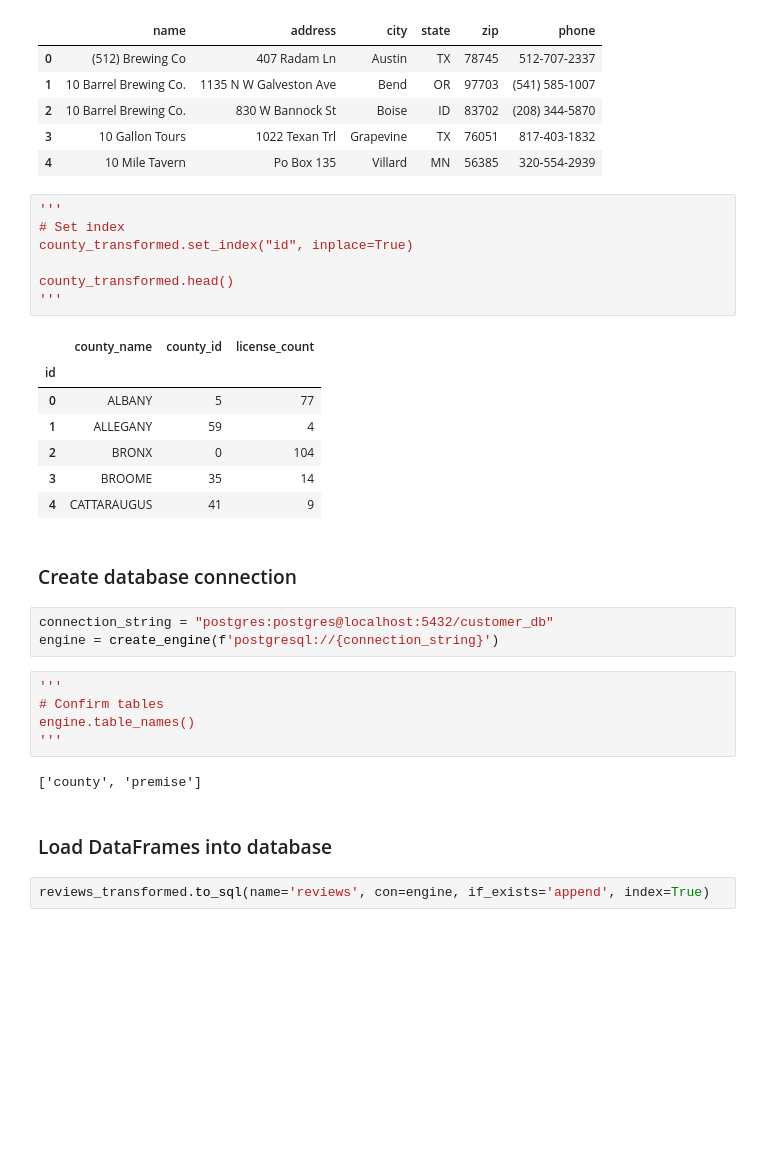
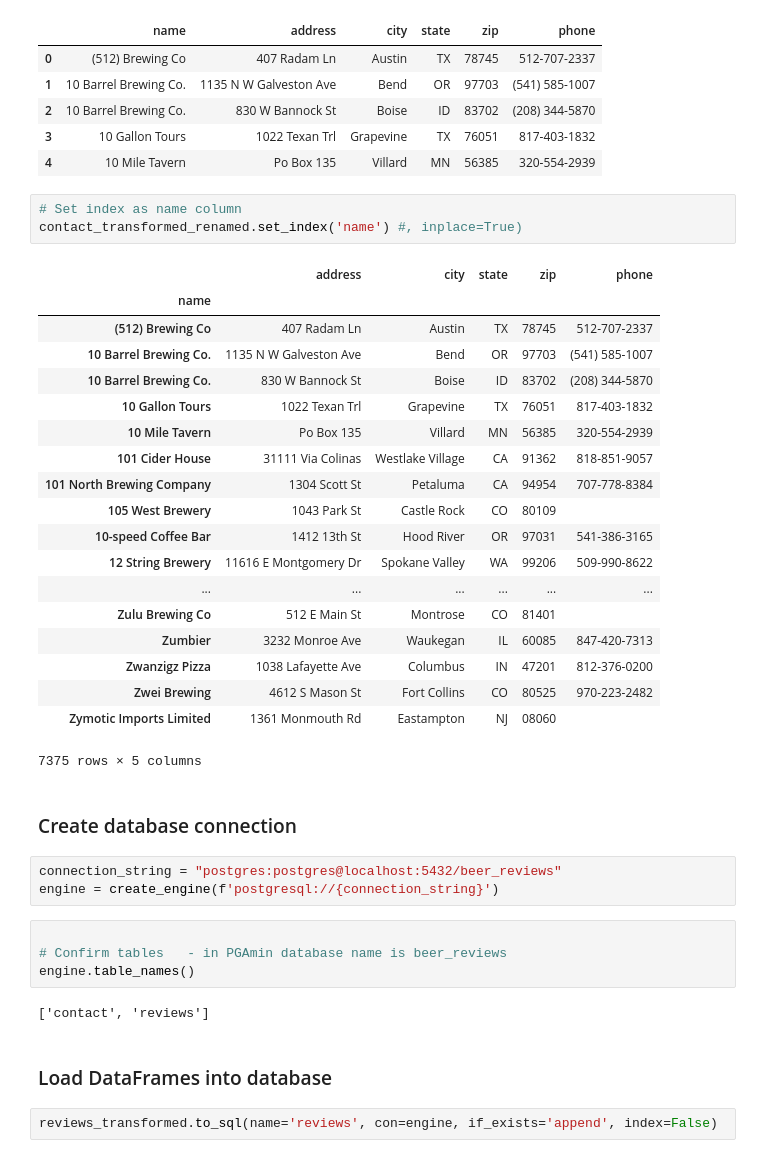
Before and after one commit to 123bmoney0/Beers_With_Brute_Force, a Jupyter notebook: ETL_data.ipynb, the cells around one changed output. Cells and saved outputs as stored; diff of their text form; blank space fills up the shorter version.

```diff
--- a/ETL_data.ipynb
+++ b/ETL_data.ipynb
@@ -103,34 +128,41 @@ contact_transformed_renamed.head()
 | 3 | 10 Gallon Tours | 1022 Texan Trl | Grapevine | TX | 76051 | 817-403-1832 |
 | 4 | 10 Mile Tavern | Po Box 135 | Villard | MN | 56385 | 320-554-2939 |
 # %%
-'''
-# Set index
-county_transformed.set_index("id", inplace=True)
-
-county_transformed.head()
-'''
+# Set index as name column
+contact_transformed_renamed.set_index('name') #, inplace=True)
 # %% [output]
-|  | county_name | county_id | license_count |
-| id |  |  |  |
-| 0 | ALBANY | 5 | 77 |
-| 1 | ALLEGANY | 59 | 4 |
-| 2 | BRONX | 0 | 104 |
-| 3 | BROOME | 35 | 14 |
-| 4 | CATTARAUGUS | 41 | 9 |
+|  | address | city | state | zip | phone |
+| name |  |  |  |  |  |
+| (512) Brewing Co | 407 Radam Ln | Austin | TX | 78745 | 512-707-2337 |
+| 10 Barrel Brewing Co. | 1135 N W Galveston Ave | Bend | OR | 97703 | (541) 585-1007 |
+| 10 Barrel Brewing Co. | 830 W Bannock St | Boise | ID | 83702 | (208) 344-5870 |
+| 10 Gallon Tours | 1022 Texan Trl | Grapevine | TX | 76051 | 817-403-1832 |
+| 10 Mile Tavern | Po Box 135 | Villard | MN | 56385 | 320-554-2939 |
+| 101 Cider House | 31111 Via Colinas | Westlake Village | CA | 91362 | 818-851-9057 |
+| 101 North Brewing Company | 1304 Scott St | Petaluma | CA | 94954 | 707-778-8384 |
+| 105 West Brewery | 1043 Park St | Castle Rock | CO | 80109 |  |
+| 10-speed Coffee Bar | 1412 13th St | Hood River | OR | 97031 | 541-386-3165 |
+| 12 String Brewery | 11616 E Montgomery Dr | Spokane Valley | WA | 99206 | 509-990-8622 |
+| ... | ... | ... | ... | ... | ... |
+| Zulu Brewing Co | 512 E Main St | Montrose | CO | 81401 |  |
+| Zumbier | 3232 Monroe Ave | Waukegan | IL | 60085 | 847-420-7313 |
+| Zwanzigz Pizza | 1038 Lafayette Ave | Columbus | IN | 47201 | 812-376-0200 |
+| Zwei Brewing | 4612 S Mason St | Fort Collins | CO | 80525 | 970-223-2482 |
+| Zymotic Imports Limited | 1361 Monmouth Rd | Eastampton | NJ | 08060 |  |
+7375 rows × 5 columns
 # %% [markdown]
 ### Create database connection
 # %%
-connection_string = "postgres:postgres@localhost:5432/customer_db"
+connection_string = "postgres:postgres@localhost:5432/beer_reviews"
 engine = create_engine(f'postgresql://{connection_string}')
 # %%
-'''
-# Confirm tables
+
+# Confirm tables   - in PGAmin database name is beer_reviews
 engine.table_names()
-'''
 # %% [output]
-['county', 'premise']
+['contact', 'reviews']
 # %% [markdown]
 ### Load DataFrames into database
 # %%
-reviews_transformed.to_sql(name='reviews', con=engine, if_exists='append', index=True)
+reviews_transformed.to_sql(name='reviews', con=engine, if_exists='append', index=False)
 # %%
```
Also changed, not shown: parts of 3 cells of this notebook, 4 other files.
